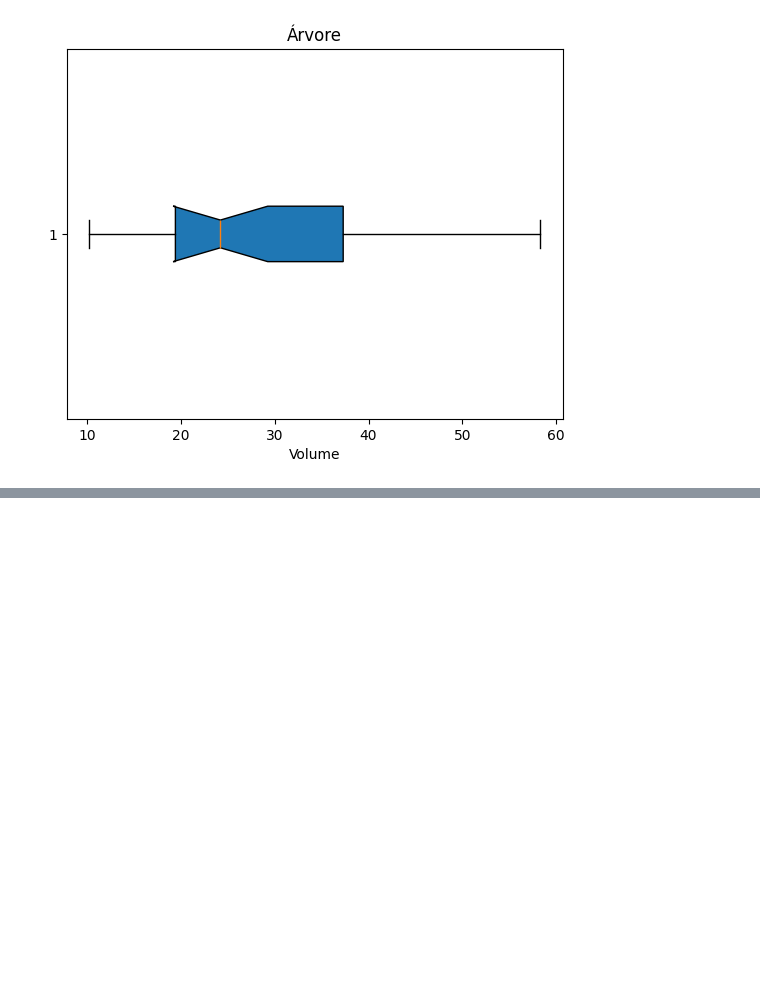
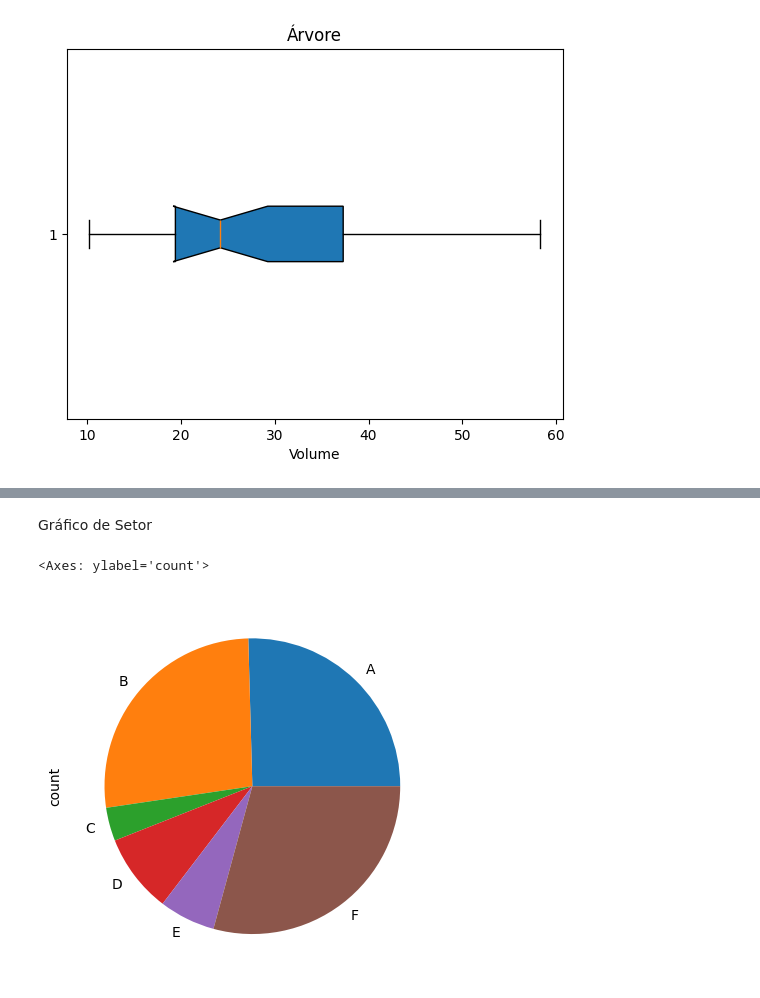
Before and after one commit to devigorll/Curso-CD, a Jupyter notebook: 11_geracao_graficos.ipynb, the cells around one changed output, grey strips where cells are left out. Cells and saved outputs as stored; diff of their text form; code cells hidden in the pictures; blank space fills up the shorter version.

```diff
--- a/11_geracao_graficos.ipynb
+++ b/11_geracao_graficos.ipynb
@@ -190,0 +150,8 @@ base
+# %% [markdown]
+Gráfico de Setor
+# %%
+# Gerando gráfico por setor
+agrupado.plot.pie()
+# %% [output]
+<Axes: ylabel='count'>
+[figure, added]
```
Also changed, not shown: parts of 38 cells of this notebook.
